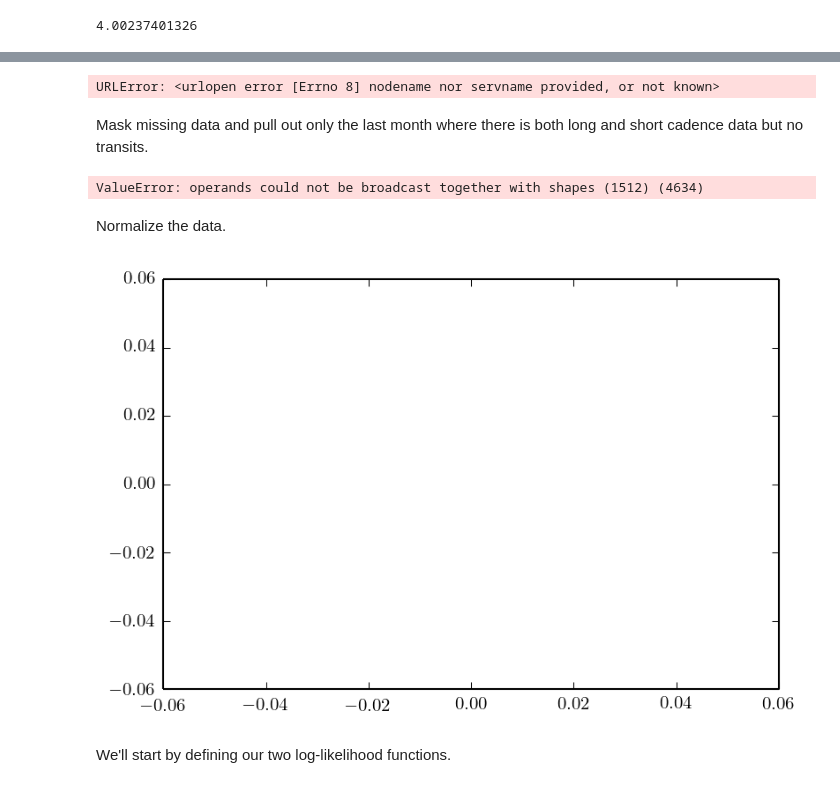
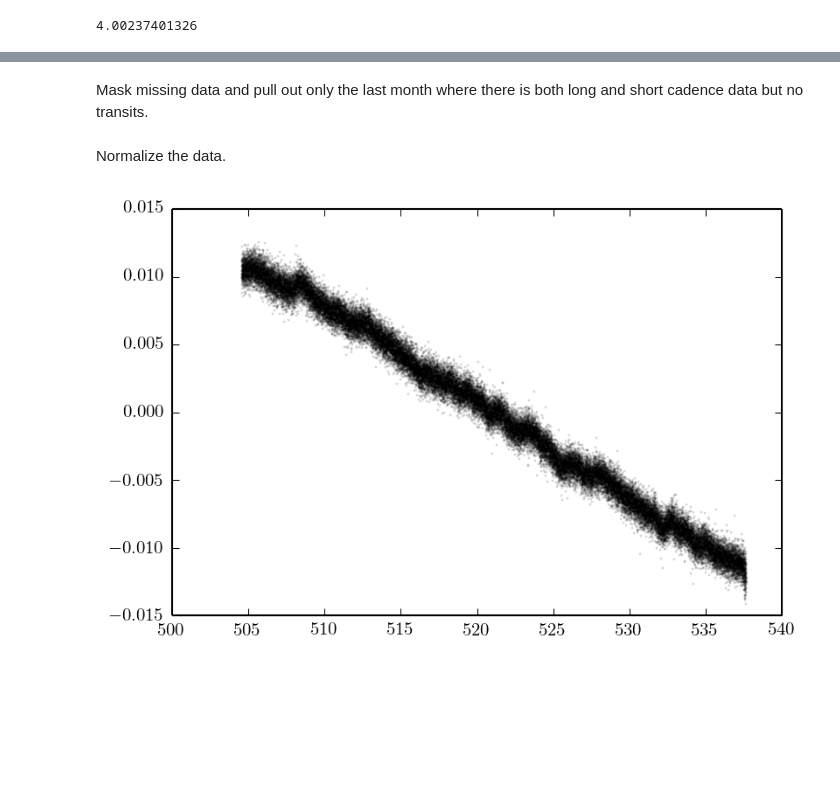
Before and after one commit to dfm/gp, a Jupyter notebook: 02 Kepler Scale Datasets.ipynb, the cells around one changed output, grey strips where cells are left out. Saved outputs shown, nothing was run; the diff lists cells and outputs as text; code cells hidden in the pictures; blank space fills up the shorter version.

```diff
--- a/02 Kepler Scale Datasets.ipynb
+++ b/02 Kepler Scale Datasets.ipynb
@@ -109,25 +109,14 @@ We'll start by downloading a light curve from MAST. We'll get both the short and
 # %%
 client = kplr.API()
-lc = client.light_curves(12365184, ktc_target_type="LC", sci_data_quarter=5)[0]
-with lc.open() as hdus:
-    hdu = hdus[1]
-    x_lc, y_lc, yerr_lc, q_lc = hdu.data["TIME"], hdu.data["SAP_FLUX"], hdu.data["SAP_FLUX_ERR"], hdu.data["SAP_QUALITY"]
-
 sc = client.light_curves(12365184, ktc_target_type="SC", sci_data_quarter=5)[0]
 with sc.open() as hdus:
     hdu = hdus[1]
     x_sc, y_sc, yerr_sc, q_sc = hdu.data["TIME"], hdu.data["SAP_FLUX"], hdu.data["SAP_FLUX_ERR"], hdu.data["SAP_QUALITY"]
-# %% [output]
-URLError: <urlopen error [Errno 8] nodename nor servname provided, or not known>
 # %% [markdown]
 Mask missing data and pull out only the last month where there is both long and short cadence data but no transits.
 # %%
-m = np.isfinite(x_lc) * np.isfinite(y_lc) * np.isfinite(yerr_lc) * (x_lc > 504) * (q_lc == 0)
-x_lc, y_lc, yerr_lc = x_lc[m], y_lc[m], yerr_lc[m]
 m = np.isfinite(x_sc) * np.isfinite(y_sc) * np.isfinite(yerr_sc) * (x_sc > 504) * (q_sc == 0)
 x_sc, y_sc, yerr_sc = x_sc[m], y_sc[m], yerr_sc[m]
-# %% [output]
-ValueError: operands could not be broadcast together with shapes (1512) (4634)
 # %% [markdown]
 Normalize the data.
 # %%
@@ -136,9 +123,6 @@ y_lc, yerr_lc = y_lc / mu - 1, yerr_lc / mu
 mu = np.median(y_sc)
 y_sc, yerr_sc = y_sc / mu - 1, yerr_sc / mu
 # %%
-pl.plot(x_sc, y_sc, ".k", alpha=0.5)
-pl.plot(x_lc, y_lc, ".r", alpha=0.5);
+pl.plot(x_sc, y_sc, ".k", alpha=0.1, ms=2);
 # %% [output]
-[figure, old version]
+[figure, new version]
-# %% [markdown]
-We'll start by defining our two log-likelihood functions.
```
Also changed, not shown: parts of 14 cells of this notebook, 6 other files.
